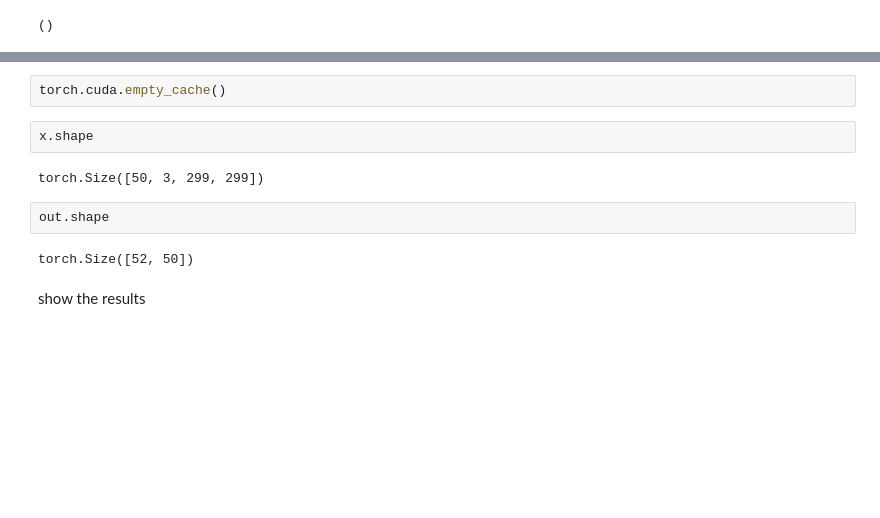
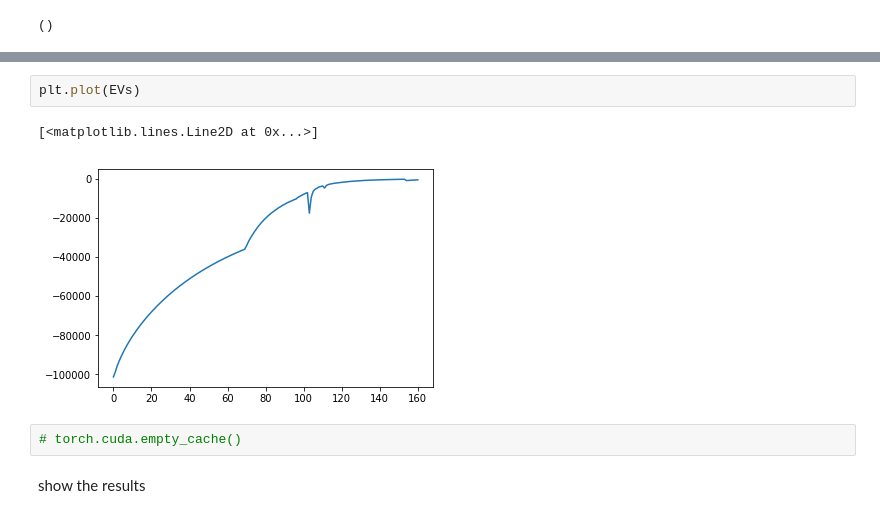
Before and after one commit to hamzakeurti/neural-control, a Jupyter notebook: codes/prob1_for_student.ipynb, the cells around one changed output, grey strips where cells are left out. Saved outputs shown, nothing was run; the diff lists cells and outputs as text; blank space fills up the shorter version.

```diff
--- a/codes/prob1_for_student.ipynb
+++ b/codes/prob1_for_student.ipynb
@@ -183,13 +266,10 @@ K = torch.tensor([
+# %%
+plt.plot(EVs)
+# %% [output]
+[<matplotlib.lines.Line2D at 0x...>]
+[figure, added]
 # %%
-torch.cuda.empty_cache()
+# torch.cuda.empty_cache()
-# %%
-x.shape
-# %% [output]
-torch.Size([50, 3, 299, 299])
-# %%
-out.shape
-# %% [output]
-torch.Size([52, 50])
 # %% [markdown]
 show the results
 # %% [markdown]
```
Also changed, not shown: parts of 15 cells of this notebook.
